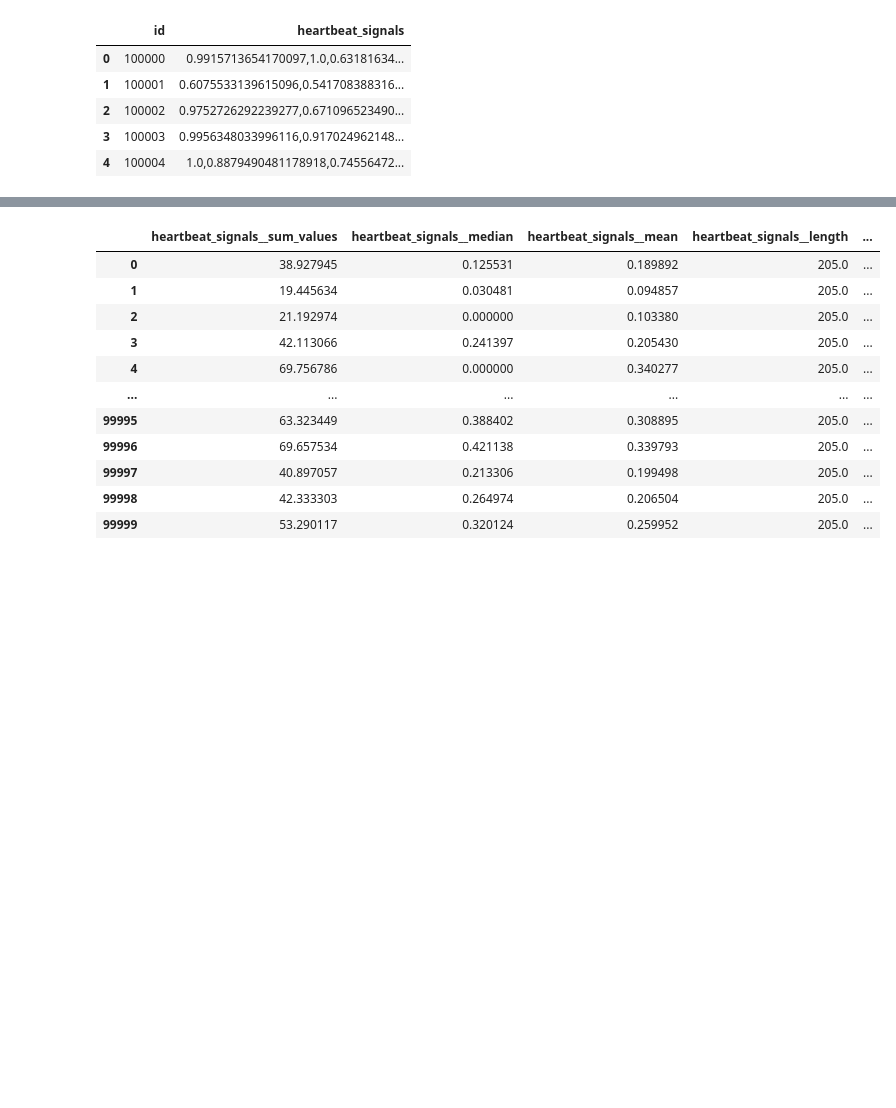
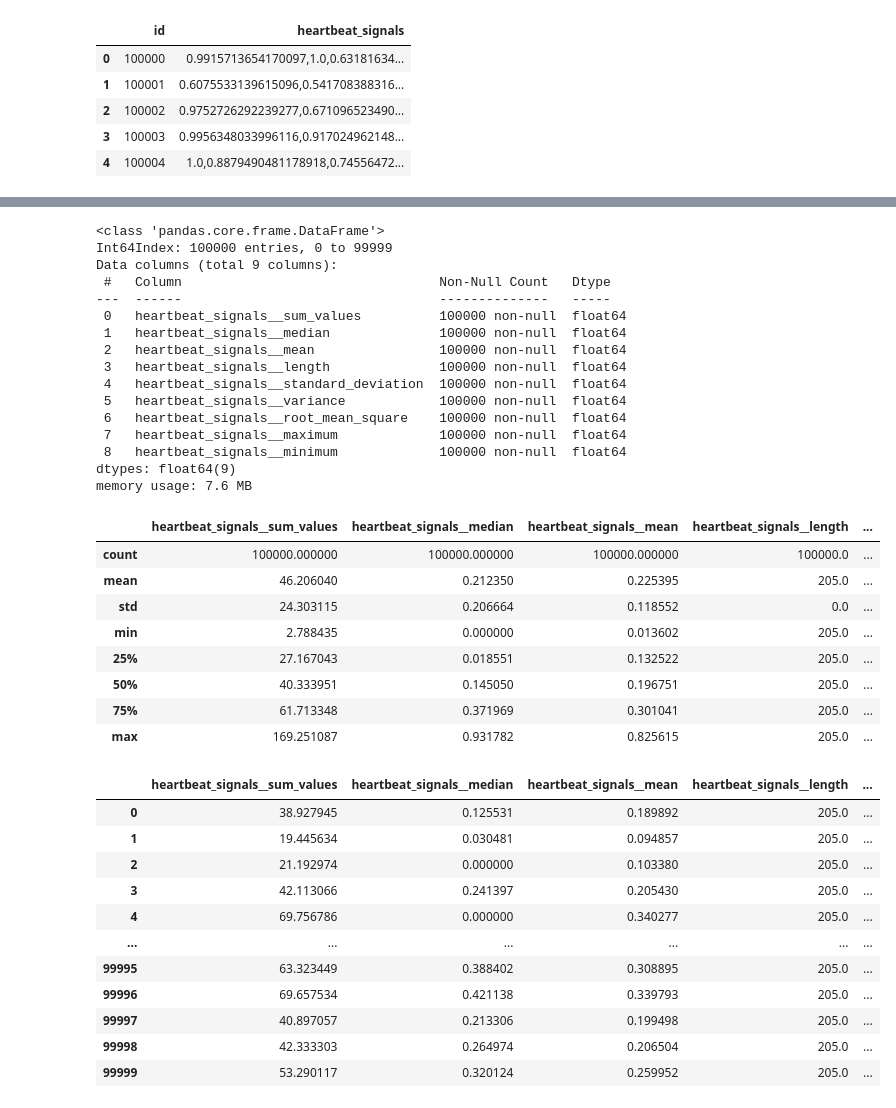
Before and after one commit to buaamse/ml, a Jupyter notebook: heartbeat_features.ipynb, the cells around one changed output, grey strips where cells are left out. Drawn from its saved outputs; the diff is of its cells as text; code cells hidden in the pictures; blank space fills up the shorter version.

```diff
--- a/heartbeat_features.ipynb
+++ b/heartbeat_features.ipynb
@@ -157,3 +157,32 @@ train_features.head(10)
+# %%
+train_features.info()
+train_features.describe()
+# %% [output]
+<class 'pandas.core.frame.DataFrame'>
+Int64Index: 100000 entries, 0 to 99999
+Data columns (total 9 columns):
+ #   Column                                 Non-Null Count   Dtype
+---  ------                                 --------------   -----
+ 0   heartbeat_signals__sum_values          100000 non-null  float64
+ 1   heartbeat_signals__median              100000 non-null  float64
+ 2   heartbeat_signals__mean                100000 non-null  float64
+ 3   heartbeat_signals__length              100000 non-null  float64
+ 4   heartbeat_signals__standard_deviation  100000 non-null  float64
+ 5   heartbeat_signals__variance            100000 non-null  float64
+ 6   heartbeat_signals__root_mean_square    100000 non-null  float64
+ 7   heartbeat_signals__maximum             100000 non-null  float64
+ 8   heartbeat_signals__minimum             100000 non-null  float64
+dtypes: float64(9)
+memory usage: 7.6 MB
+|  | heartbeat_signals__sum_values | heartbeat_signals__median | heartbeat_signals__mean | heartbeat_signals__length | ... |
+| count | 100000.000000 | 100000.000000 | 100000.000000 | 100000.0 | ... |
+| mean | 46.206040 | 0.212350 | 0.225395 | 205.0 | ... |
+| std | 24.303115 | 0.206664 | 0.118552 | 0.0 | ... |
+| min | 2.788435 | 0.000000 | 0.013602 | 205.0 | ... |
+| 25% | 27.167043 | 0.018551 | 0.132522 | 205.0 | ... |
+| 50% | 40.333951 | 0.145050 | 0.196751 | 205.0 | ... |
+| 75% | 61.713348 | 0.371969 | 0.301041 | 205.0 | ... |
+| max | 169.251087 | 0.931782 | 0.825615 | 205.0 | ... |
 # %%
 # 2. 特征选择
 # train_features中包含了heartbeat_signals的779种常见的时间序列特征（所有这些特征的解释可以去看官方文档），
```
Also changed, not shown: parts of 6 cells of this notebook.
